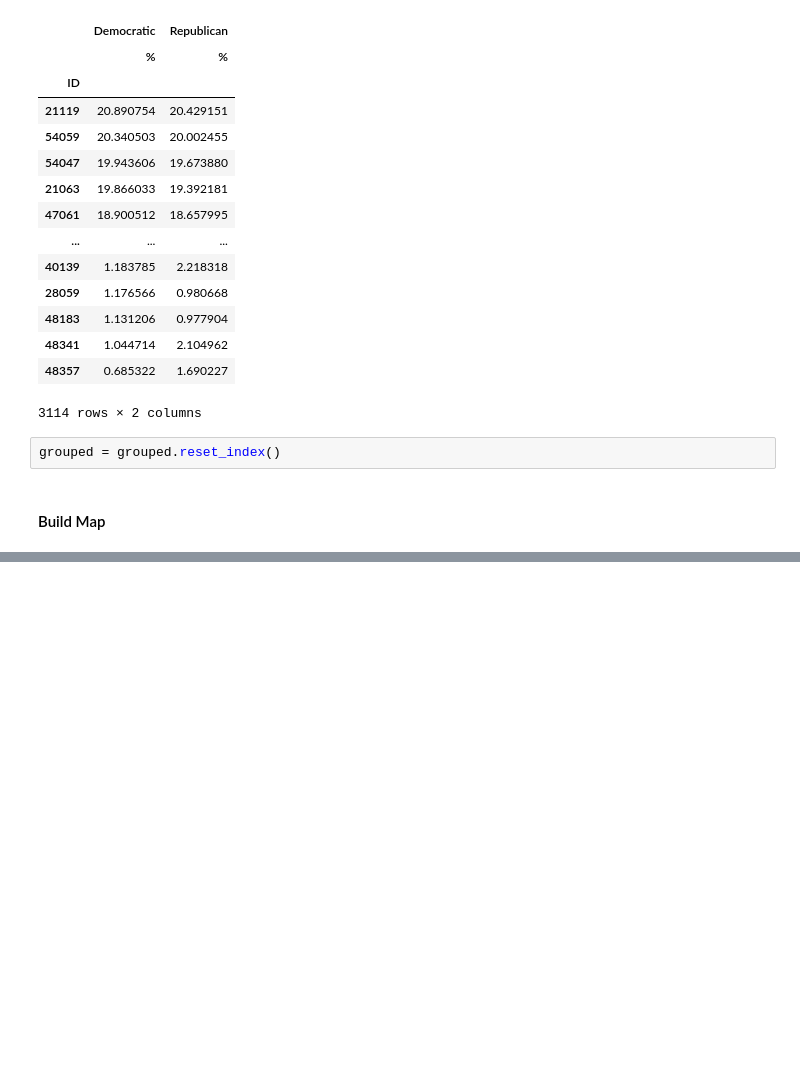
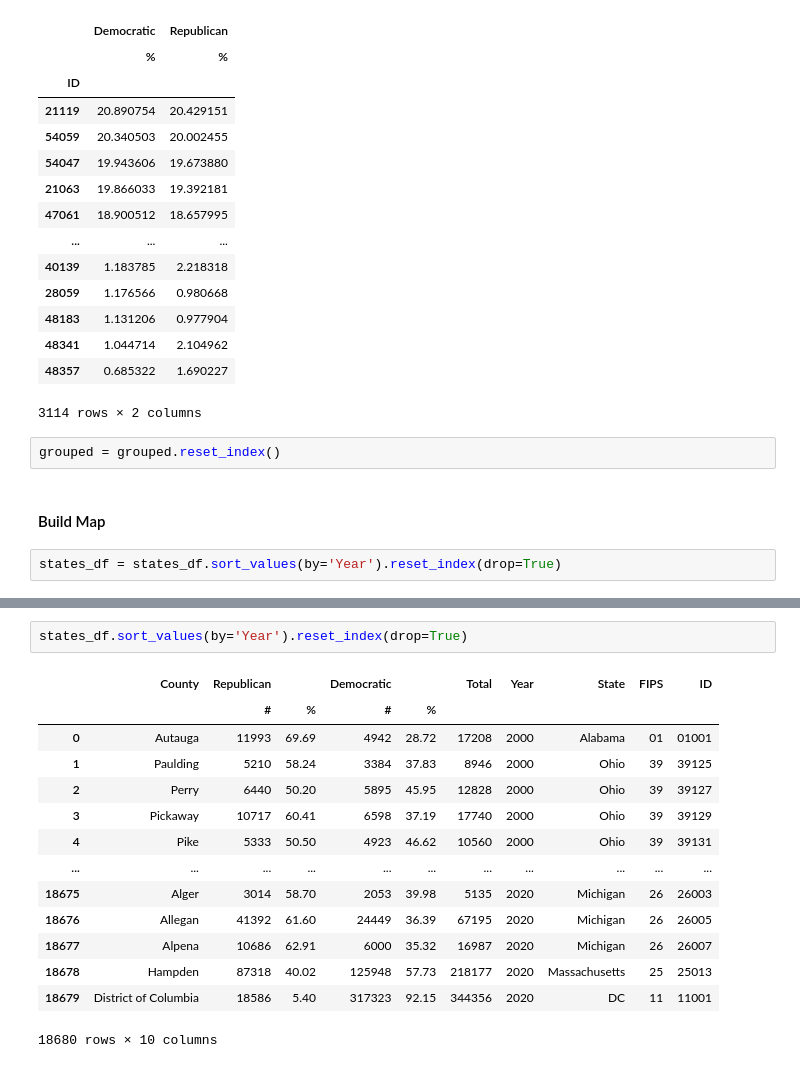
Before and after one commit to AkaiS/political_shift, a Jupyter notebook: sandbox.ipynb, the cells around one changed output, grey strips where cells are left out. Cells and saved outputs as stored; diff of their text form; blank space fills up the shorter version.

```diff
--- a/sandbox.ipynb
+++ b/sandbox.ipynb
@@ -649,6 +672,8 @@ grouped
 grouped = grouped.reset_index()
 # %% [markdown]
 #### Build Map
+# %%
+states_df = states_df.sort_values(by='Year').reset_index(drop=True)
 # %%
 app = Dash(__name__)
 
@@ -903,0 +913,17 @@ drawing trace
+# %%
+states_df.sort_values(by='Year').reset_index(drop=True)
+# %% [output]
+|  | County | Republican |  | Democratic |  | Total | Year | State | FIPS | ID |
+|  |  | # | % | # | % |  |  |  |  |  |
+| 0 | Autauga | 11993 | 69.69 | 4942 | 28.72 | 17208 | 2000 | Alabama | 01 | 01001 |
+| 1 | Paulding | 5210 | 58.24 | 3384 | 37.83 | 8946 | 2000 | Ohio | 39 | 39125 |
+| 2 | Perry | 6440 | 50.20 | 5895 | 45.95 | 12828 | 2000 | Ohio | 39 | 39127 |
+| 3 | Pickaway | 10717 | 60.41 | 6598 | 37.19 | 17740 | 2000 | Ohio | 39 | 39129 |
+| 4 | Pike | 5333 | 50.50 | 4923 | 46.62 | 10560 | 2000 | Ohio | 39 | 39131 |
+| ... | ... | ... | ... | ... | ... | ... | ... | ... | ... | ... |
+| 18675 | Alger | 3014 | 58.70 | 2053 | 39.98 | 5135 | 2020 | Michigan | 26 | 26003 |
+| 18676 | Allegan | 41392 | 61.60 | 24449 | 36.39 | 67195 | 2020 | Michigan | 26 | 26005 |
+| 18677 | Alpena | 10686 | 62.91 | 6000 | 35.32 | 16987 | 2020 | Michigan | 26 | 26007 |
+| 18678 | Hampden | 87318 | 40.02 | 125948 | 57.73 | 218177 | 2020 | Massachusetts | 25 | 25013 |
+| 18679 | District of Columbia | 18586 | 5.40 | 317323 | 92.15 | 344356 | 2020 | DC | 11 | 11001 |
+18680 rows × 10 columns
```
Also changed, not shown: parts of 6 cells of this notebook.
